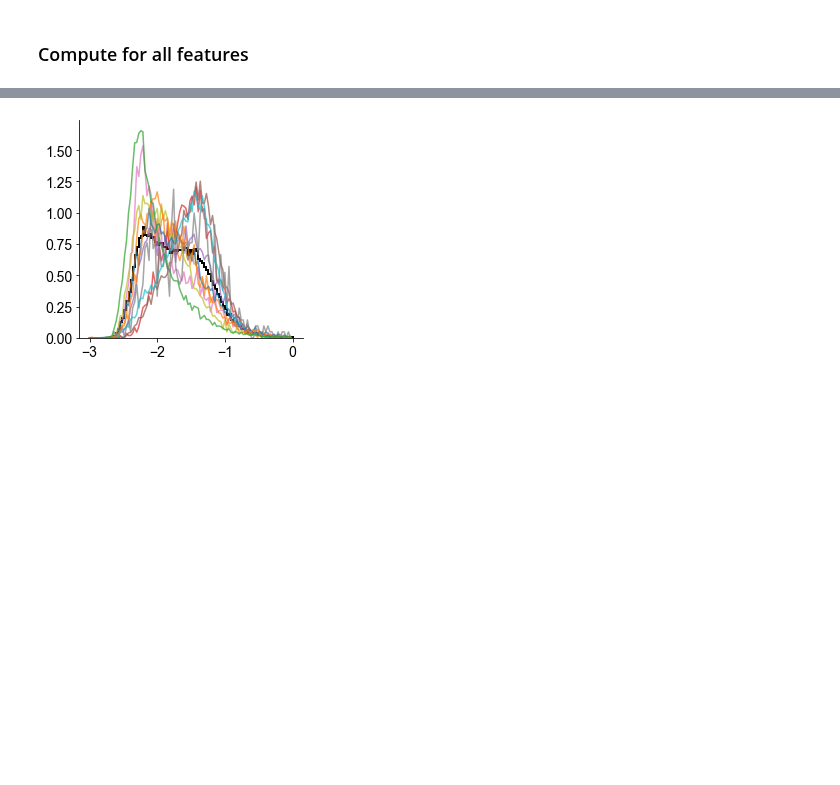
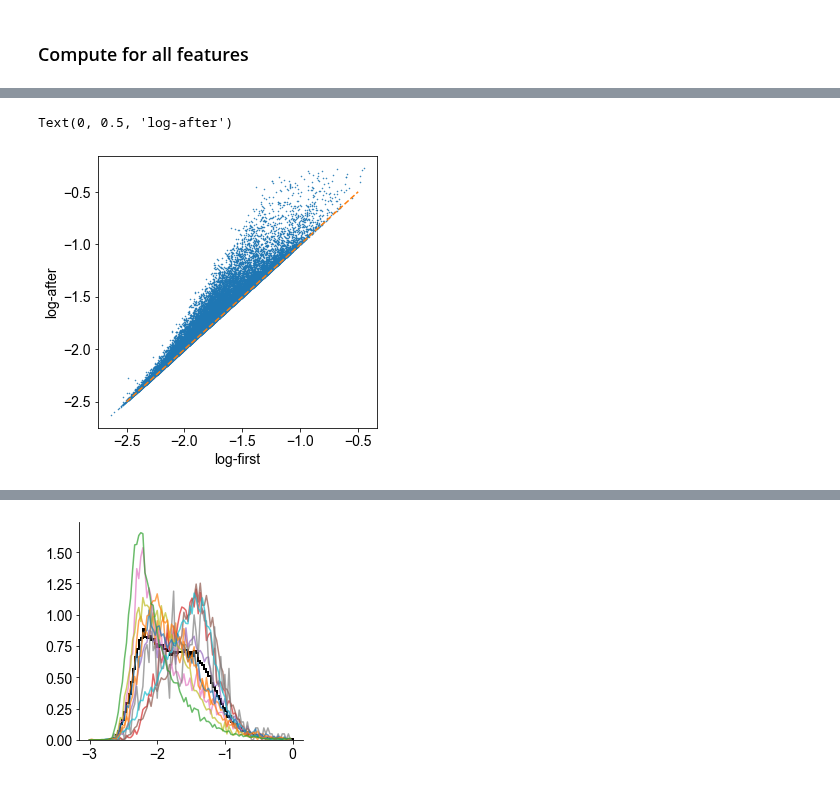
Before and after one commit to rdgao/field-echos, a Jupyter notebook: notebooks/4_viz_human_wm.ipynb, the cells around one changed output, grey strips where cells are left out. Cells and saved outputs as stored; diff of their text form; code cells hidden in the pictures; blank space fills up the shorter version.

```diff
--- a/notebooks/4_viz_human_wm.ipynb
+++ b/notebooks/4_viz_human_wm.ipynb
@@ -219,0 +286,11 @@ Covariance Type:            nonrobust
+# %%
+plt.figure(figsize=(5,5))
+log_first = (np.log10(df_operating[df_operating['cond']==1])+np.log10(df_operating[df_operating['cond']==2].values))/2
+log_after = np.log10((df_operating[df_operating['cond']==1]+df_operating[df_operating['cond']==2].values)/2)
+plt.plot(log_first['tau'],log_after['tau'], '.', ms=1)
+plt.plot([-2.5,-0.5],[-2.5,-0.5], '--')
+plt.xlabel('log-first')
+plt.ylabel('log-after')
+# %% [output]
+Text(0, 0.5, 'log-after')
+[figure, added]
```
Also changed, not shown: parts of 10 cells of this notebook.
